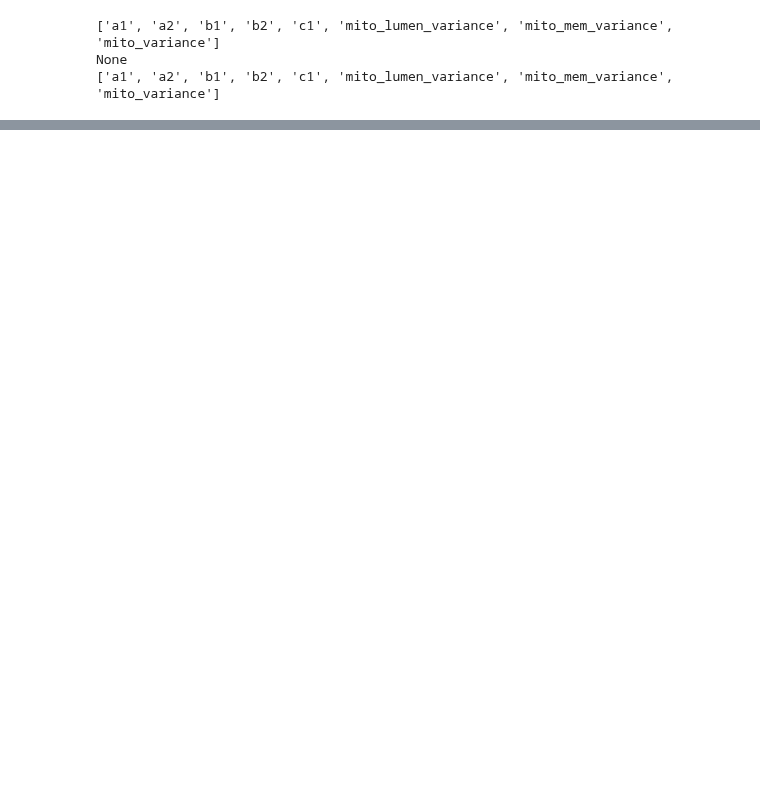
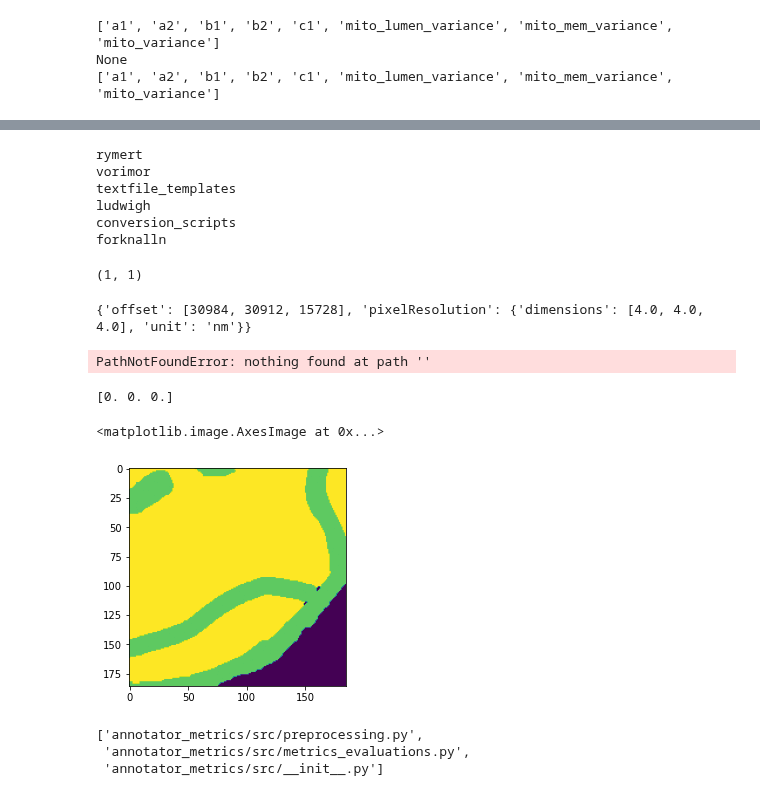
Before and after one commit to janelia-cellmap/annotator-metrics, a Jupyter notebook: metric-evaluations.ipynb, the cells around one changed output, grey strips where cells are left out. Saved outputs shown, nothing was run; the diff lists cells and outputs as text; code cells hidden in the pictures; blank space fills up the shorter version.

```diff
--- a/metric-evaluations.ipynb
+++ b/metric-evaluations.ipynb
@@ -122,0 +330,49 @@ None
+# %%
+for i in next(os.walk(input_base_path))[1]:
+    print(i)
+# %% [output]
+rymert
+vorimor
+textfile_templates
+ludwigh
+conversion_scripts
+forknalln
+# %%
+import numpy as np
+tuple(np.array([1,1]))
+# %% [output]
+(1, 1)
+# %%
+import zarr
+f = zarr.open("/groups/cellmap/cellmap/ackermand/cosem/jrc_mus-liver.n5","r")
+print(f["mito"].attrs.asdict())
+#.attrs.asdict()['transform']['scale'])
+
+f = zarr.open("/nrs/cosem/pattonw/training/finetuning/jrc_mus-liver/liver_latest_setup04_many_masked_6-1_100000.n5","r")
+f["mito"]["s0"]
+# %% [output]
+{'offset': [30984, 30912, 15728], 'pixelResolution': {'dimensions': [4.0, 4.0, 4.0], 'unit': 'nm'}}
+PathNotFoundError: nothing found at path ''
+# %%
+import numpy as np
+print(np.zeros((3,)))
+# %% [output]
+[0. 0. 0.]
+# %%
+import tifffile
+from matplotlib import pyplot as plt
+from annotator_metrics.util.image_io import Cropper
+im = tifffile.imread("/groups/cellmap/cellmap/annotation_and_analytics/training/rymert/group1-labels/group1_01_1e/group1_01_1e.tif")
+cropper = Cropper([50,120,1],[235,306,123])
+im = cropper.crop(im)
+plt.imshow(im[0,:,:])
+# %% [output]
+<matplotlib.image.AxesImage at 0x...>
+[figure, added]
+# %%
+import glob
+glob.glob(f"annotator_metrics/src/*.py")
+# %% [output]
+['annotator_metrics/src/preprocessing.py',
+ 'annotator_metrics/src/metrics_evaluations.py',
+ 'annotator_metrics/src/__init__.py']
```
Also changed, not shown: parts of 25 cells of this notebook, 4 other files.
